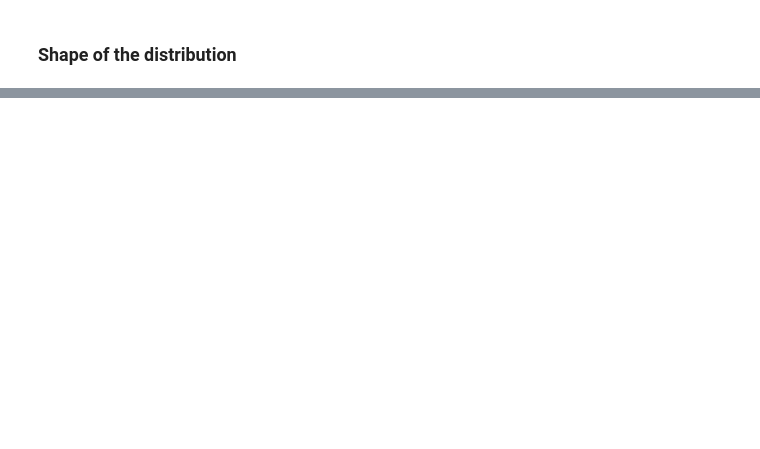
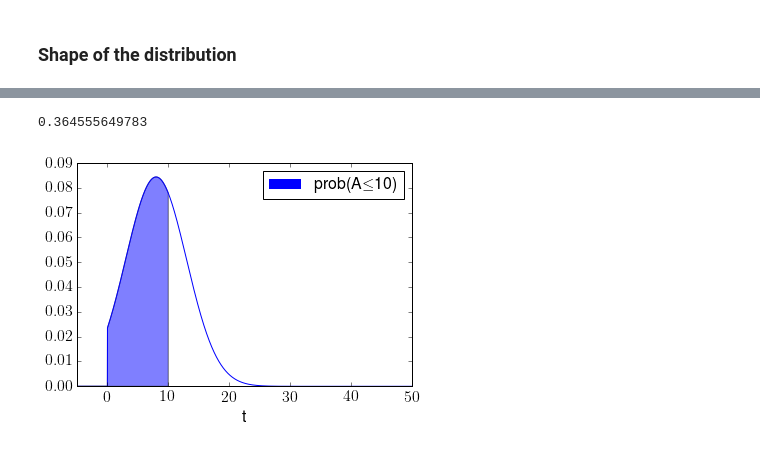
Before and after one commit to greghor/BelgiumTrainAlwaysLate, a Jupyter notebook: BelgiumTrainsAlwaysLate.ipynb, the cells around one changed output, grey strips where cells are left out. Cells and saved outputs as stored; diff of their text form; code cells hidden in the pictures; blank space fills up the shorter version.

```diff
--- a/BelgiumTrainsAlwaysLate.ipynb
+++ b/BelgiumTrainsAlwaysLate.ipynb
@@ -197,0 +143,21 @@ CminA
+# %%
+
+# illustrate pA(t>10)
+
+
+plt.plot([], [], color='blue', linewidth=10)
+plt.legend(['prob(A$\le$10)'],fontsize=fSize)
+
+id=np.where(t <= 10.)
+plt.fill_between(t[id],0,pdfA[id],facecolor='blue',alpha='0.5')
+plt.hold
+plt.plot(t,pdfA)
+plt.xlim([-5,50]);
+plt.xlabel('t')
+
+# compute pA(t>10) from the cdf function
+p=1-truncnorm.cdf(10,CminA,CmaxA,loc=muA,scale=sigA)
+print p
+# %% [output]
+0.364555649783
+[figure, added]
```
Also changed, not shown: parts of 52 cells of this notebook, 1 other file.
